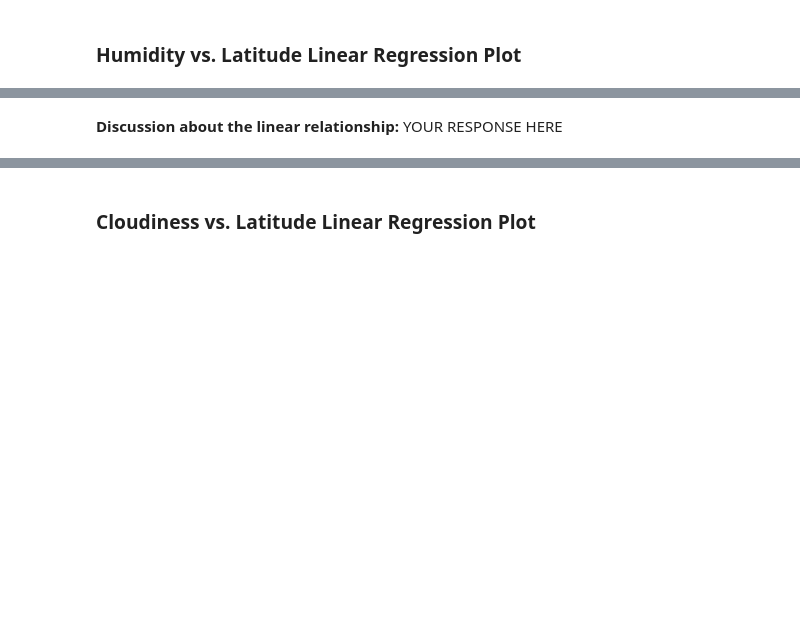
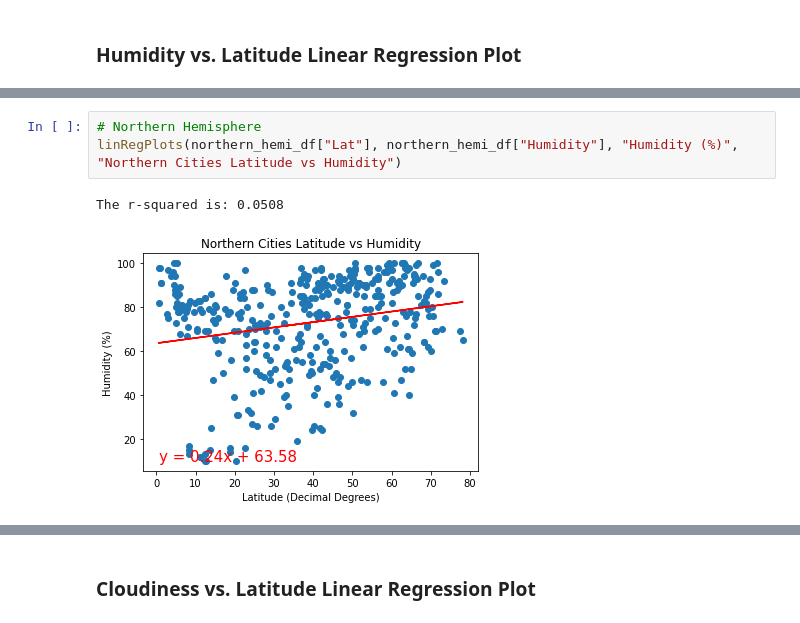
Before and after one commit to TheEvilSombrero/Module-6-Challenge, a Jupyter notebook: starter_code/WeatherPy-Copy1.ipynb, the cells around one changed output, grey strips where cells are left out. Saved outputs shown, nothing was run; the diff lists cells and outputs as text; blank space fills up the shorter version.

```diff
--- a/starter_code/WeatherPy-Copy1.ipynb
+++ b/starter_code/WeatherPy-Copy1.ipynb
@@ -339,2 +338,6 @@ The r-value is: 0.0002808747046324607
-# %% [markdown]
-**Discussion about the linear relationship:** YOUR RESPONSE HERE
+# %%
+# Northern Hemisphere
+linRegPlots(northern_hemi_df["Lat"], northern_hemi_df["Humidity"], "Humidity (%)", "Northern Cities Latitude vs Humidity")
+# %% [output]
+The r-squared is: 0.0508
+[figure, added]
```
Also changed, not shown: parts of 26 cells of this notebook.
